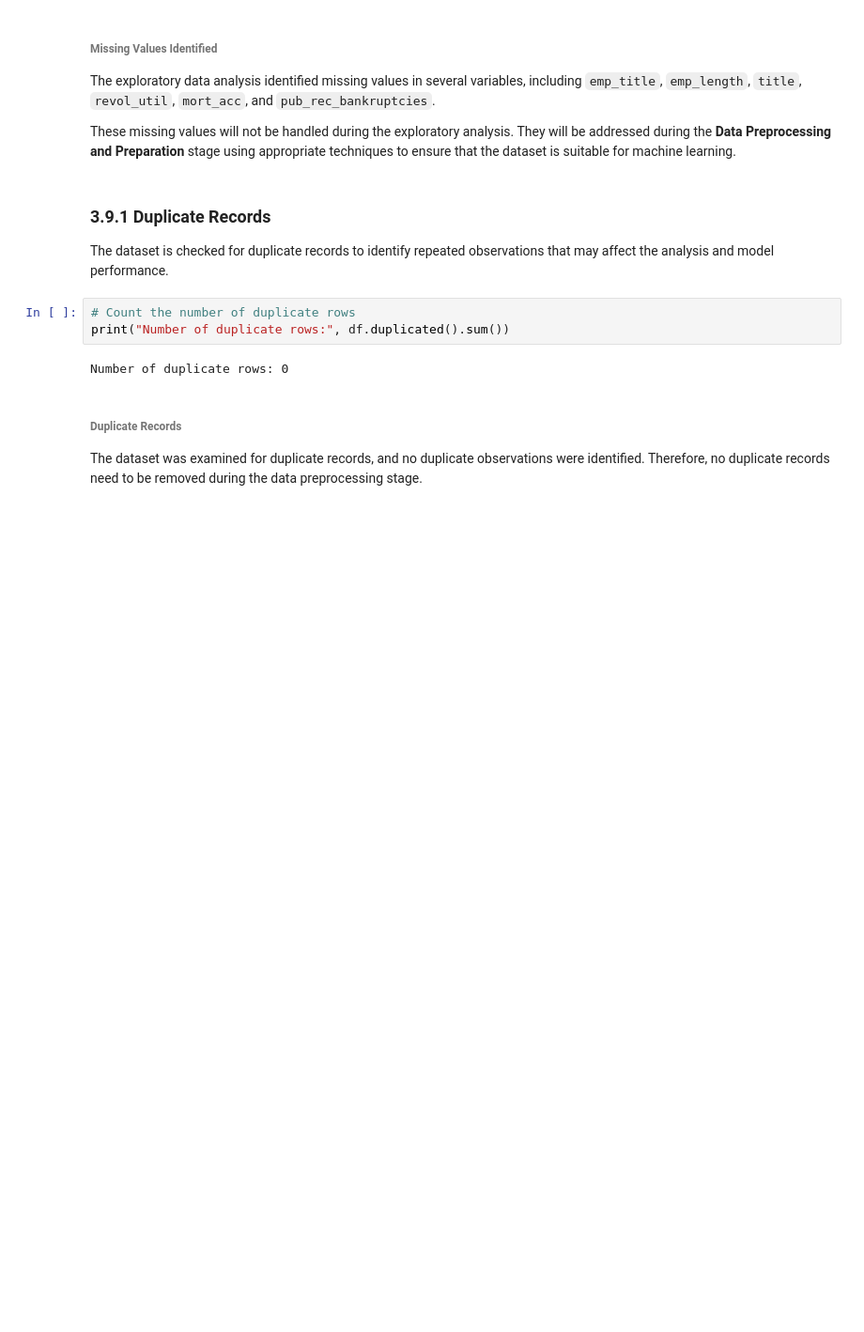
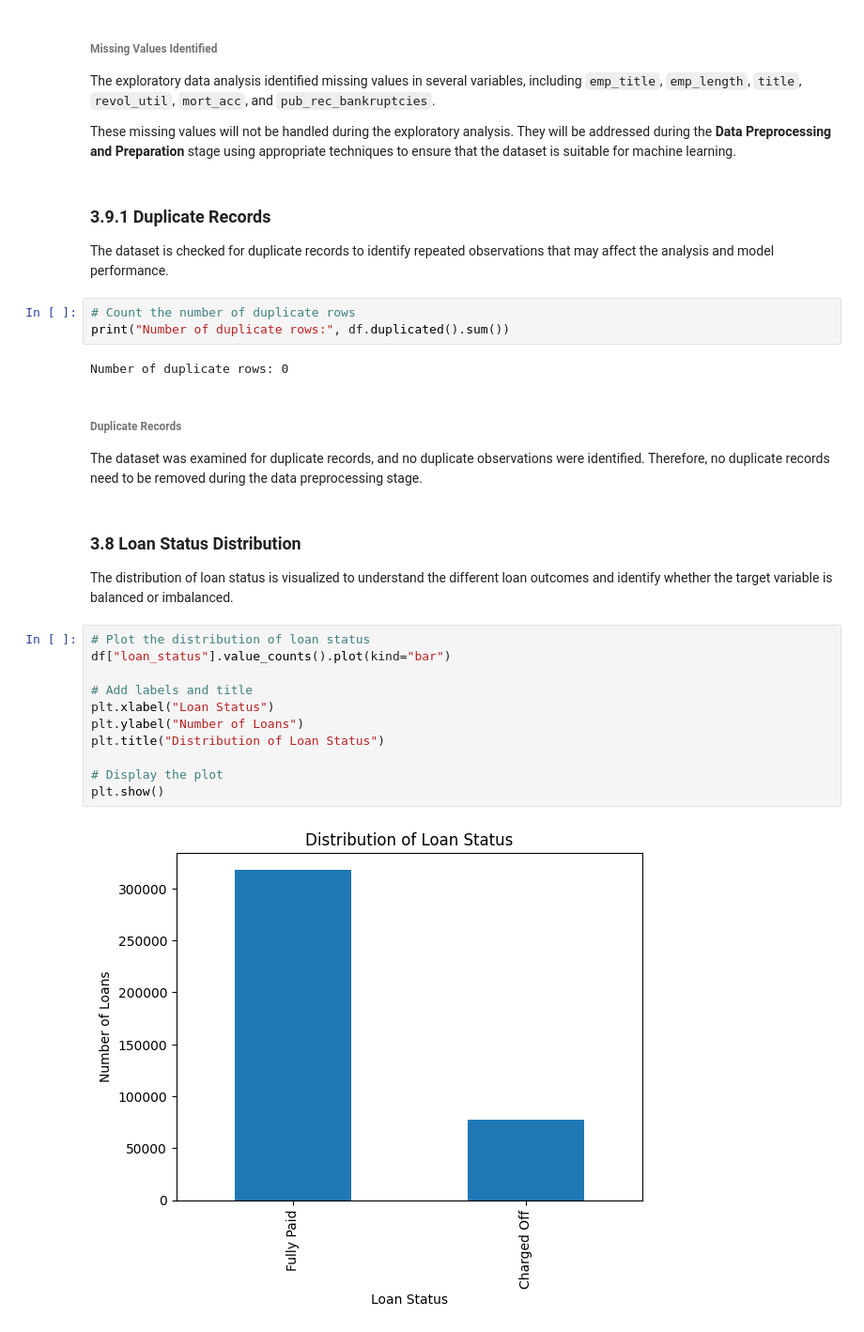
Before and after one commit to Clinton1029/Loan_Default_Project, a Jupyter notebook: Loan_Default.ipynb, the cells around one changed output. Shown at 94% size. Cells and saved outputs as stored; diff of their text form; blank space fills up the shorter version.

```diff
--- a/Loan_Default.ipynb
+++ b/Loan_Default.ipynb
@@ -273,3 +279,20 @@ Number of duplicate rows: 0
 
 The dataset was examined for duplicate records, and no duplicate observations were identified.
 Therefore, no duplicate records need to be removed during the data preprocessing stage.
+# %% [markdown]
+### 3.8 Loan Status Distribution
+
+The distribution of loan status is visualized to understand the different loan outcomes and identify whether the target variable is balanced or imbalanced.
+# %%
+# Plot the distribution of loan status
+df["loan_status"].value_counts().plot(kind="bar")
+
+# Add labels and title
+plt.xlabel("Loan Status")
+plt.ylabel("Number of Loans")
+plt.title("Distribution of Loan Status")
+
+# Display the plot
+plt.show()
+# %% [output]
+[figure, added]
```
Also changed, not shown: parts of 1 cell of this notebook.
